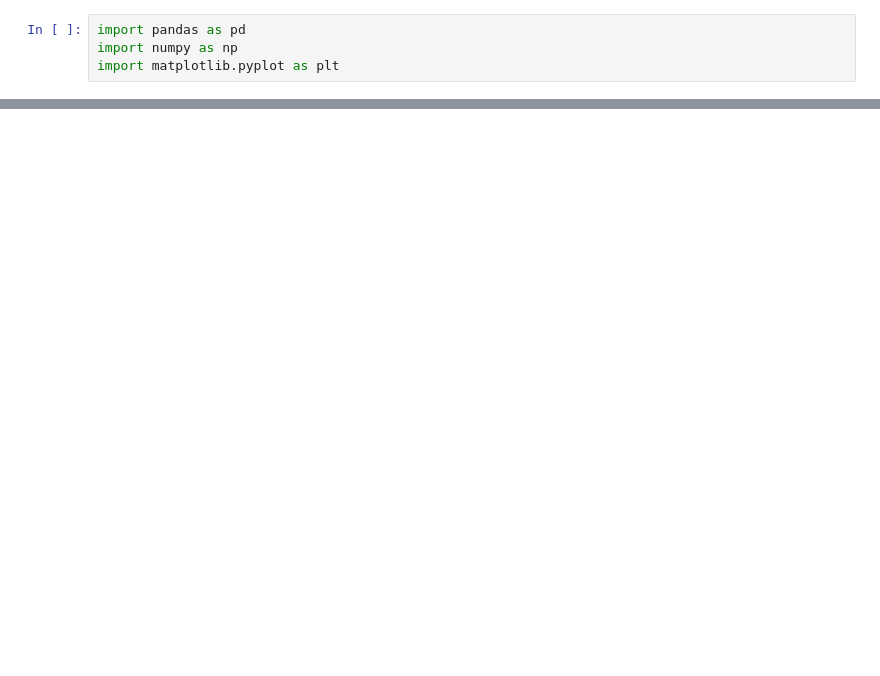
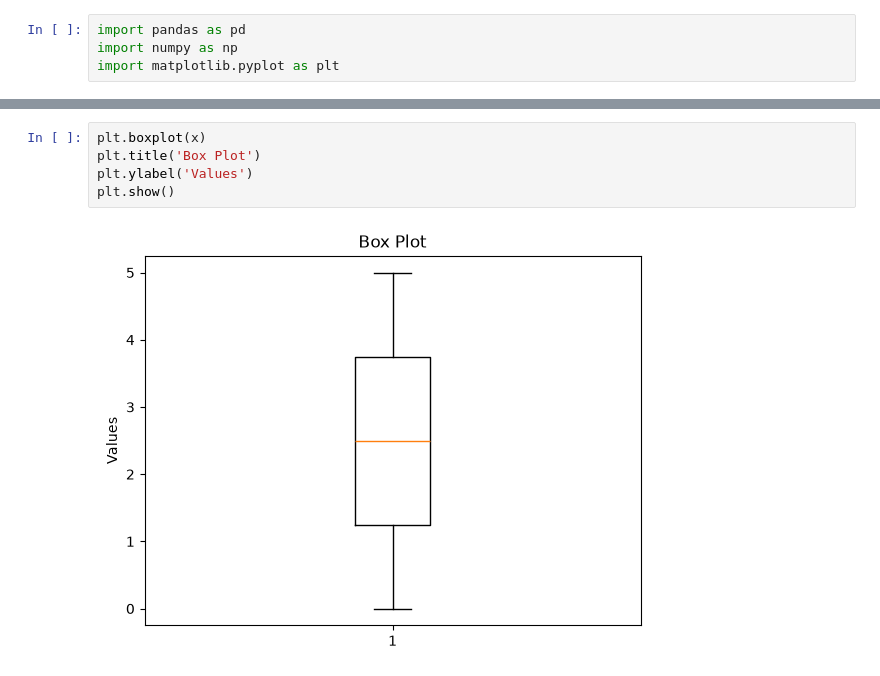
Before and after one commit to pratham1659/DSA-In-Python-GenAI, a Jupyter notebook: 02_DataScience/03_DataVisualization/02_Matplotlib.ipynb, the cells around one changed output, grey strips where cells are left out. Cells and saved outputs as stored; diff of their text form; blank space fills up the shorter version.

```diff
--- a/02_DataScience/03_DataVisualization/02_Matplotlib.ipynb
+++ b/02_DataScience/03_DataVisualization/02_Matplotlib.ipynb
@@ -192,0 +138,7 @@ ax.plot(xaxis, xaxis+16, color="purple", lw=1, ls='-', marker='s', markersize=8,
+# %%
+plt.boxplot(x)
+plt.title('Box Plot')
+plt.ylabel('Values')
+plt.show()
+# %% [output]
+[figure, added]
```
Also changed, not shown: parts of 65 cells of this notebook, 5 other files.
